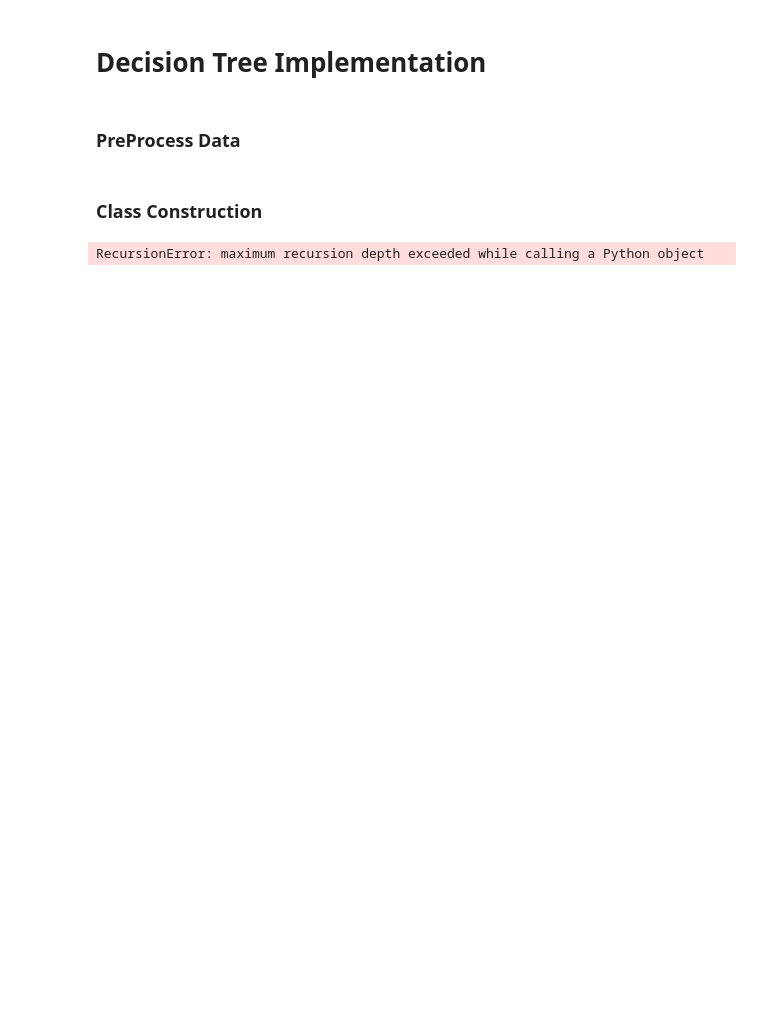
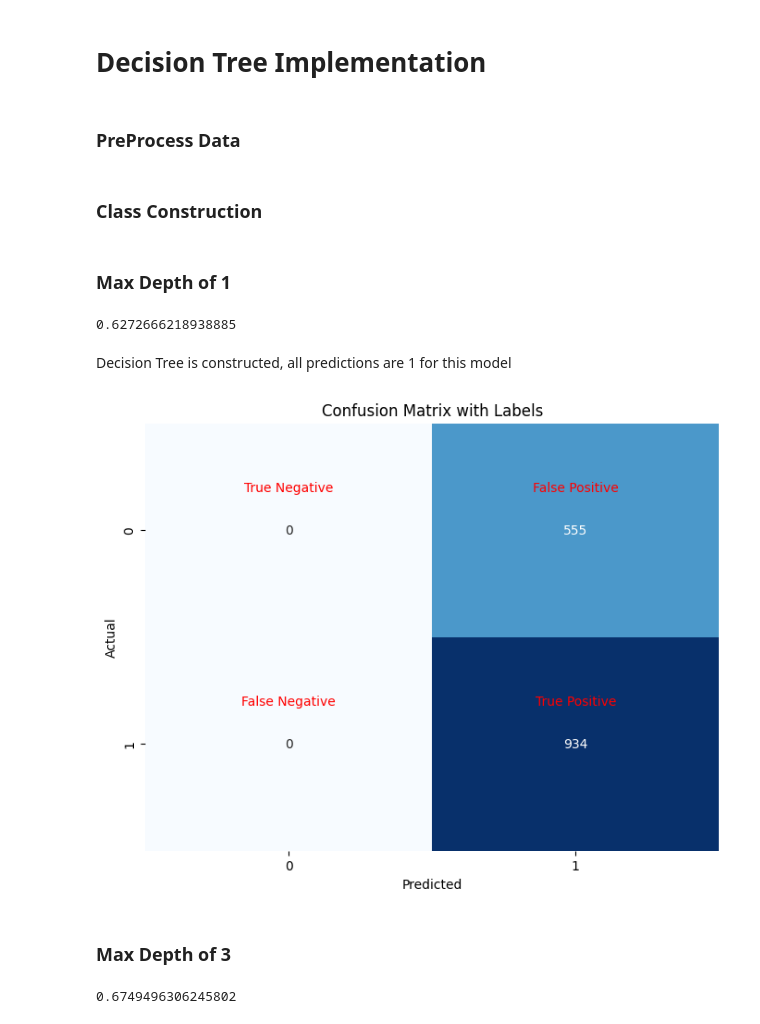
Before and after one commit to XixWISExiX/UFC-Predictor, a Jupyter notebook: DecisionTree.ipynb, the cells around one changed output. Saved outputs shown, nothing was run; the diff lists cells and outputs as text; code cells hidden in the pictures; blank space fills up the shorter version.

Commit message:
Decision Trees added

```diff
--- a/DecisionTree.ipynb
+++ b/DecisionTree.ipynb
@@ -11,2 +5,18 @@ X_train, X_valid, y_train, y_valid = pre.PreProcessData()
+# %%
+import PreProcessData as pre
+import imp
+import numpy as np
+import pandas as pd
+import operator
+import math
+import matplotlib.pyplot as plt
+from sklearn.metrics import confusion_matrix
+import seaborn as sns
+imp.reload(pre)
+X_train, X_valid, y_train, y_valid = pre.PreProcessData()
+y_valid = [0 if int(y) == 2 or int(y) == 3 else y for y in y_valid]
+y_valid = np.array(y_valid)
+y_valid = y_valid.reshape(-1,1)
+# print(X_train)
 # %% [markdown]
 ### Class Construction
@@ -90,6 +137,9 @@ class DecisionTree:
+# %% [markdown]
+### Max Depth of 1
 # %%
-tree = DecisionTree()
-tree.fit(np.array(X_train), np.array(y_train))
-predictions = tree.predict(np.array(X_valid))
+tree1 = DecisionTree(max_depth=1)
+tree1.fit(np.array(X_train), np.array(y_train))
+predictions1 = tree1.predict(np.array(X_valid))
+print(tree1.validate(predictions1, y_valid))
 # %% [output]
-RecursionError: maximum recursion depth exceeded while calling a Python object
+0.6272666218938885
@@ -97,0 +146,15 @@ print(tree.validate(np.array(predictions), np.array(y_valid)))
+# %% [markdown]
+Decision Tree is constructed, all predictions are 1 for this model
+# %%
+tree1.plot(predictions1, y_valid)
+# %% [output]
+[figure, added]
+# %% [markdown]
+### Max Depth of 3
+# %%
+tree3 = DecisionTree(max_depth=3)
+tree3.fit(np.array(X_train), np.array(y_train))
+predictions3 = tree3.predict(np.array(X_valid))
+print(tree3.validate(predictions3, y_valid))
+# %% [output]
+0.6749496306245802
```
Also changed, not shown: parts of 18 cells of this notebook.
